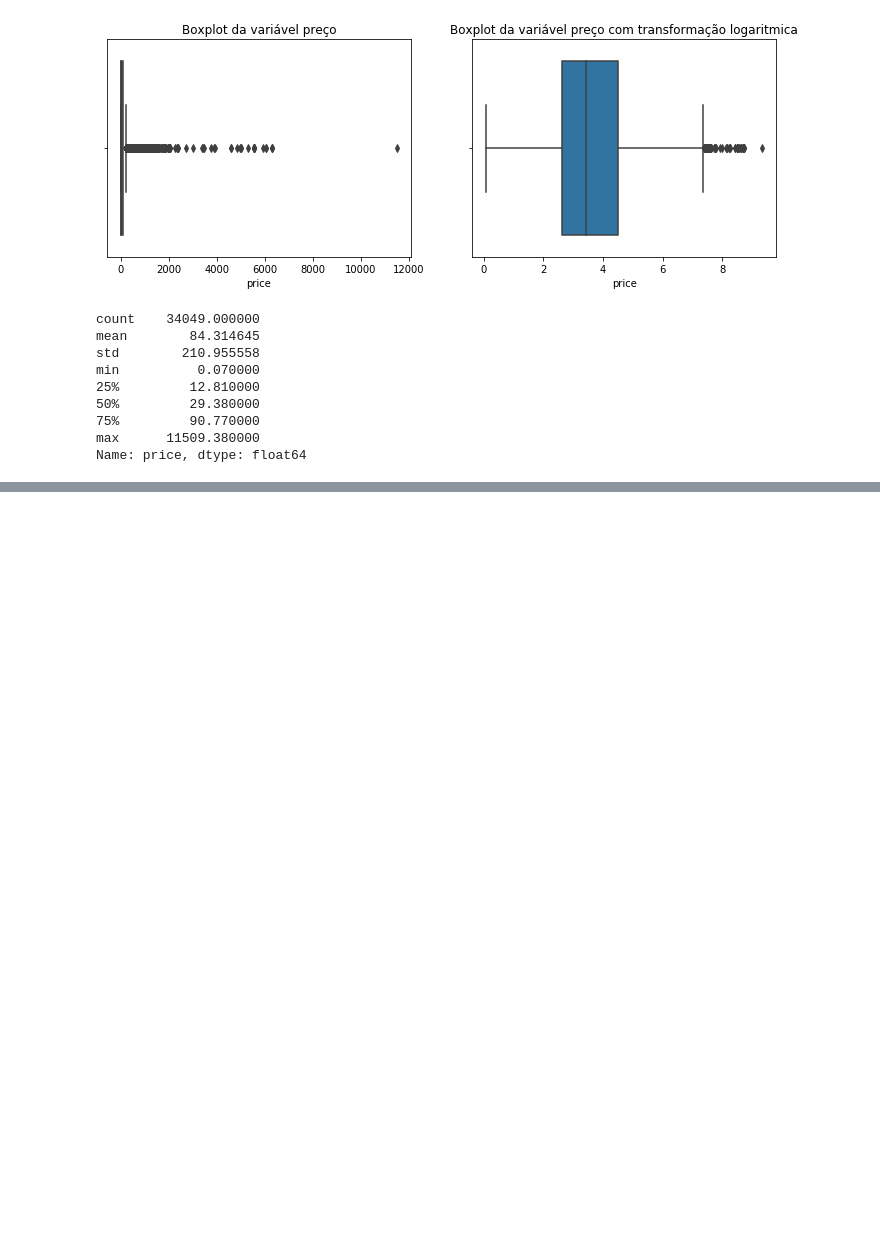
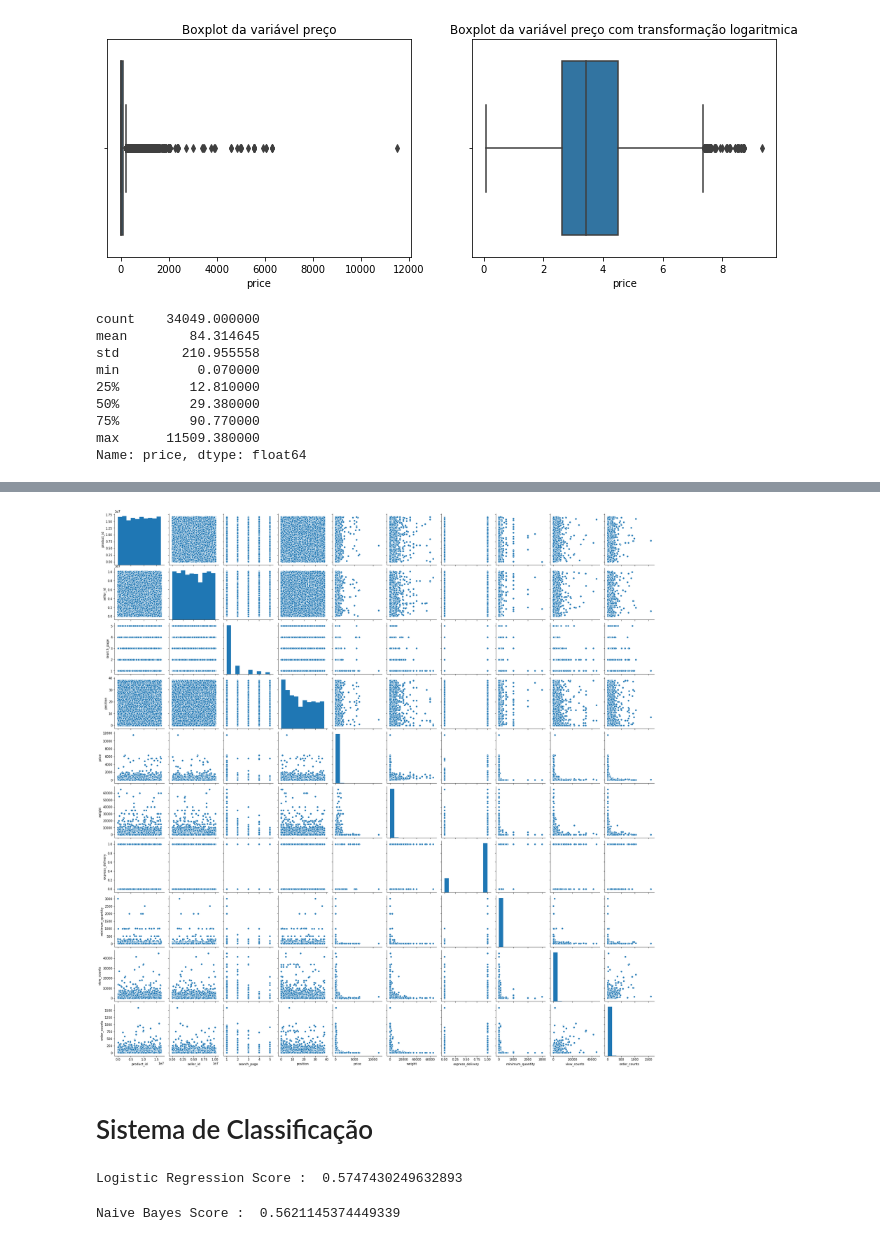
Before and after one commit to natyminski/Teste-Elo-7, a Jupyter notebook: Teste Elo 7.ipynb, the cells around one changed output, grey strips where cells are left out. Cells and saved outputs as stored; diff of their text form; code cells hidden in the pictures; blank space fills up the shorter version.

```diff
--- a/Teste Elo 7.ipynb
+++ b/Teste Elo 7.ipynb
@@ -486,0 +566,6 @@ ax = sns.catplot(x='category', y='weight',data=dados, aspect=2, height=3.8)
+# %%
+ax = sns.pairplot(dados)
+# %% [output]
+[figure, added]
+# %% [markdown]
+# Sistema de Classificação
@@ -486,0 +578,16 @@ ax = sns.catplot(x='category', y='weight',data=dados, aspect=2, height=3.8)
+# %%
+lr = LogisticRegression()
+
+lr.fit(X_train,y_train)
+
+print('Logistic Regression Score : ',lr.score(X_test,y_test))
+# %% [output]
+Logistic Regression Score :  0.5747430249632893
+# %%
+nb = GaussianNB()
+
+nb.fit(X_train,y_train)
+
+print('Naive Bayes Score : ',nb.score(X_test,y_test))
+# %% [output]
+Naive Bayes Score :  0.5621145374449339
```
Also changed, not shown: parts of 31 cells of this notebook.
